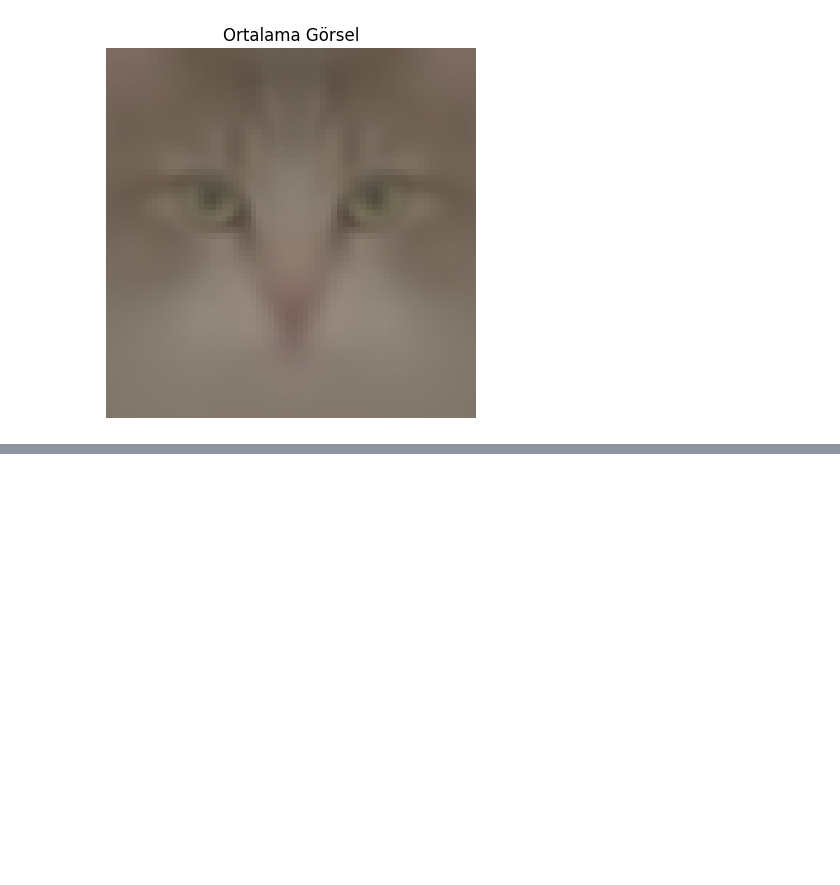
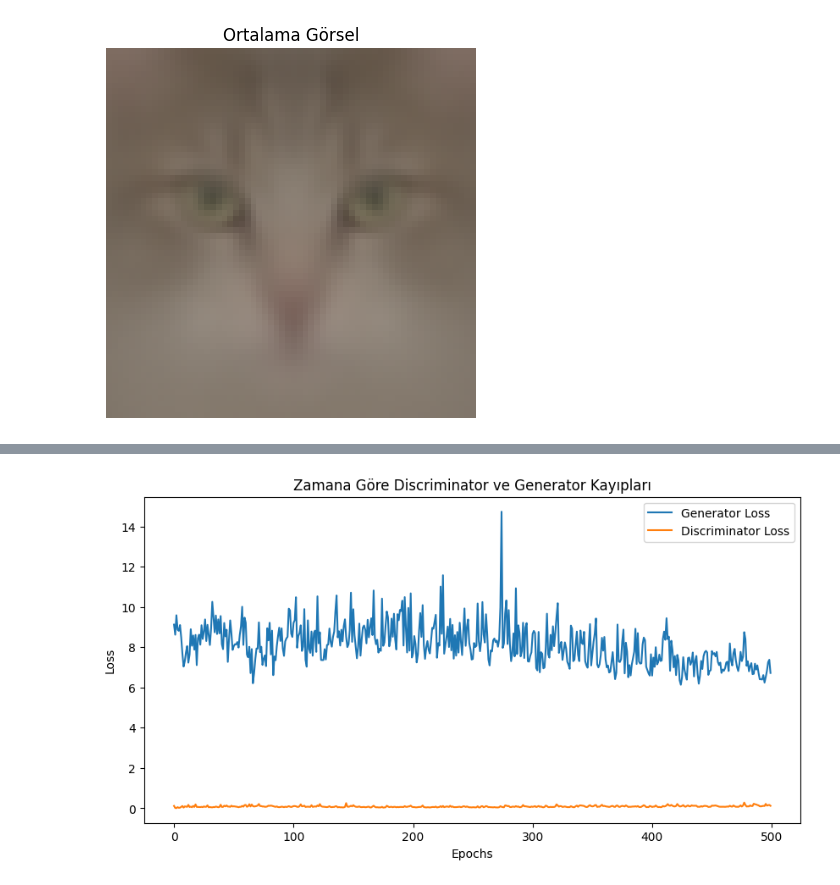
Before and after one commit to NAlpN/GANs-For-Cats, a Jupyter notebook: Cats.ipynb, the cells around one changed output, grey strips where cells are left out. Cells and saved outputs as stored; diff of their text form; code cells hidden in the pictures; blank space fills up the shorter version.

```diff
--- a/Cats.ipynb
+++ b/Cats.ipynb
@@ -265,0 +301,3 @@ plt.show()
+# %%
+sample_dir = 'uretilen_gorseller'
+os.makedirs(sample_dir, exist_ok=True)
@@ -265,0 +383,29 @@ plt.show()
+# %%
+def train_discriminator(real_images, fake_images):
+    disc_opt.zero_grad()
+
+    real_preds = discriminator(real_images)
+    real_targets = torch.ones(real_images.size(0), 1, device=device)
+    real_loss = loss_fn(real_preds, real_targets)
+
+    fake_preds = discriminator(fake_images)
+    fake_targets = torch.zeros(fake_images.size(0), 1, device=device)
+    fake_loss = loss_fn(fake_preds, fake_targets)
+
+    disc_loss = real_loss + fake_loss
+    disc_loss.backward()
+    disc_opt.step()
+
+    return disc_loss.item()
+# %%
+def train_generator(fake_images):
+    gen_opt.zero_grad()
+
+    preds = discriminator(fake_images)
+    targets = torch.ones(fake_images.size(0), 1, device=device)
+    gen_loss = loss_fn(preds, targets)
+
+    gen_loss.backward()
+    gen_opt.step()
+
+    return gen_loss.item()
@@ -265,0 +447,14 @@ plt.show()
+# %%
+def plot_losses():
+    plt.figure(figsize=(10, 5))
+    plt.plot(gen_losses_per_epoch, label='Generator Loss')
+    plt.plot(disc_losses_per_epoch, label='Discriminator Loss')
+    plt.xlabel('Epochs')
+    plt.ylabel('Loss')
+    plt.title('Zamana Göre Discriminator ve Generator Kayıpları')
+    plt.legend()
+    plt.show()
+# %%
+train_gan(500, latent_size)
+plot_losses()
+# %% [output]
@@ -265,0 +478 @@ plt.show()
+[figure, added]
```
Also changed, not shown: parts of 18 cells of this notebook.
